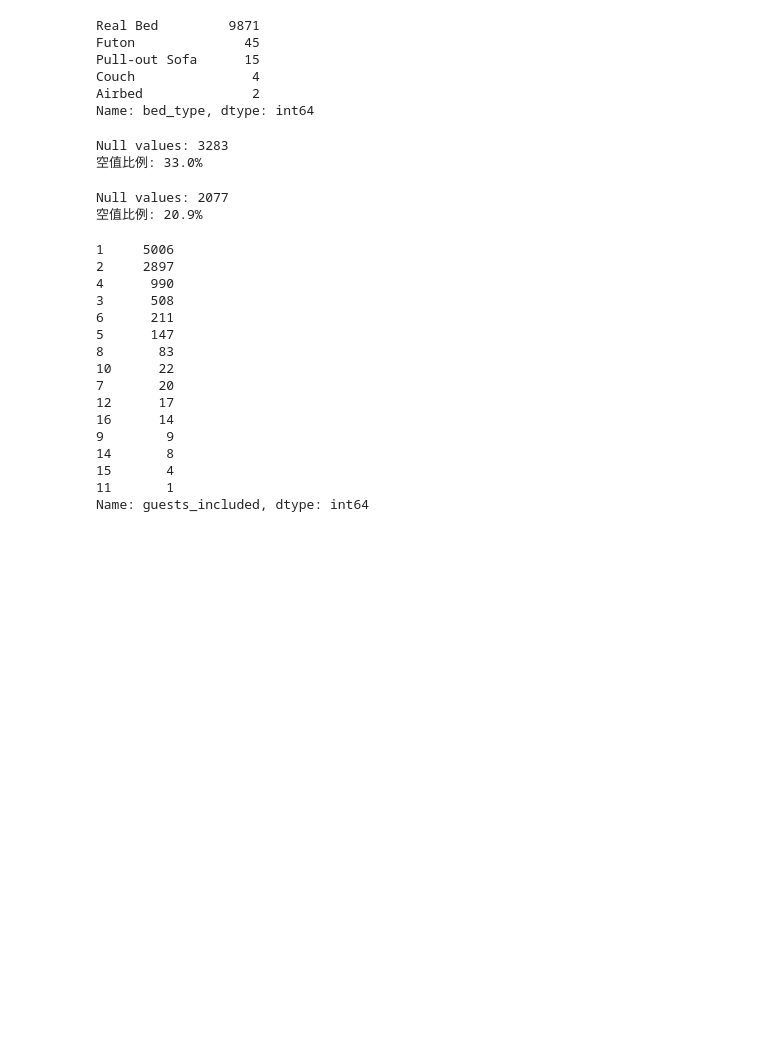
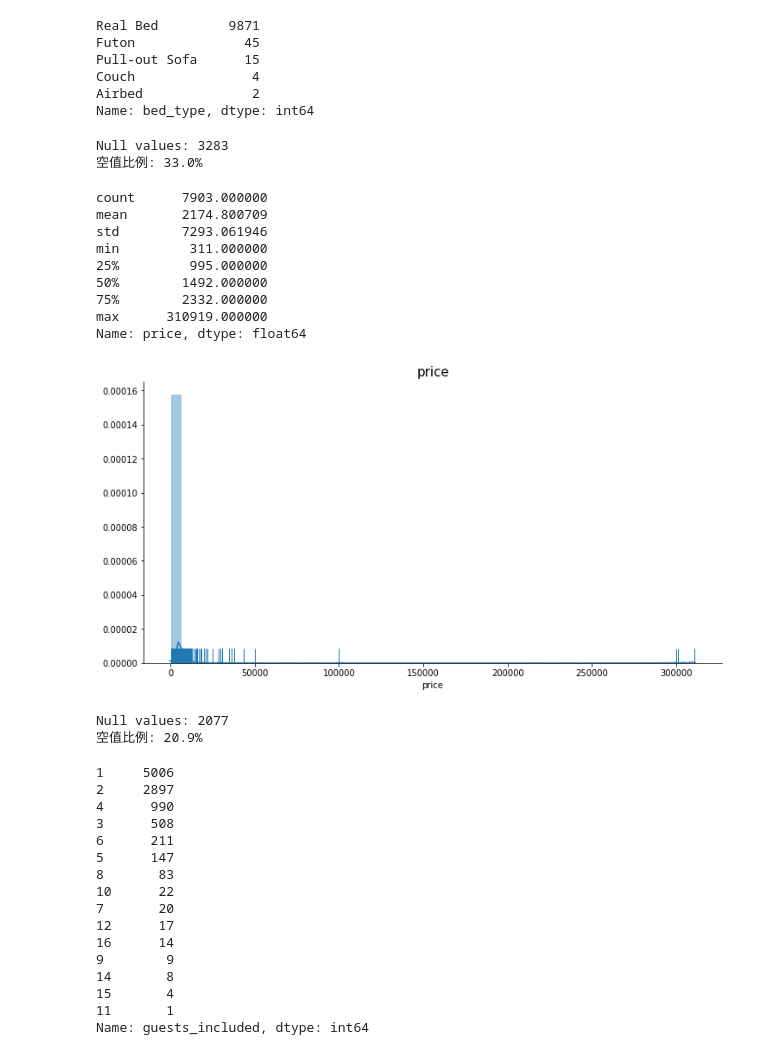
Before and after one commit to icewind520/airbnb, a Jupyter notebook: A-Team2.ipynb, the cells around one changed output. Drawn from its saved outputs; the diff is of its cells as text; code cells hidden in the pictures; blank space fills up the shorter version.

```diff
--- a/A-Team2.ipynb
+++ b/A-Team2.ipynb
@@ -267,6 +246,3 @@ Name: host_listings_count, dtype: int64
-# %%
-#將空值的三筆補眾數
-df.host_listings_count.fillna(2, inplace=True)
 # %%
 #將df.host_listings_count依間數分類為 1 room,2~5 rooms,6-10 rooms,11~30 rooms,31~50 rooms,51~100 rooms,100+ rooms
 bin_column('host_listings_count',
@@ -282,3 +271,6 @@ bin_column('host_listings_count',
+# %%
+#將空值的三筆補眾數
+df.host_listings_count.replace('nan','2-5 rooms', inplace=True)
 # %%
 #顯示分類後的各等級筆數
 df.host_listings_count.value_counts()
@@ -355,7 +347,7 @@ beds空值筆數: 13
 # %%
 #將bathrooms、bedrooms、beds三欄的空值替換為0
 for col in ['bathrooms', 'bedrooms', 'beds']:
-    df[col].fillna(0, inplace=True)
+    df[col].fillna(df[col].median(), inplace=True)
 # %%
 #顯示bed_type的各項筆數
 df.bed_type.value_counts()
@@ -368,7 +360,7 @@ Airbed              2
 Name: bed_type, dtype: int64
 # %%
 #由於主要都是Real Bed，將此項刪除
-df.drop('bed_type', axis=1, inplace=True)
+#df.drop('bed_type', axis=1, inplace=True)
 # %%
 #將price的$去除，轉化為int
 df.price = df.price.str[1:-3]
@@ -387,6 +379,24 @@ df.security_deposit = df.security_deposit.str[1:-3]
 df.security_deposit = df.security_deposit.str.replace(",", "")
 df.security_deposit.fillna(0, inplace=True)
 df.security_deposit = df.security_deposit.astype('int64')
+# %%
+
+print(df.price.describe())
+plt.figure(figsize = (12 , 6))
+plt.title('price' , fontsize = 15)
+sns.distplot(df.price.dropna() , rug = True)
+sns.despine()
+# %% [output]
+count      7903.000000
+mean       2174.800709
+std        7293.061946
+min         311.000000
+25%         995.000000
+50%        1492.000000
+75%        2332.000000
+max      310919.000000
+Name: price, dtype: float64
+[figure, added]
 # %%
 #顯示清潔費的空值比例
 print("Null values:",df.cleaning_fee.isna().sum())
```
Also changed, not shown: parts of 8 cells of this notebook.
